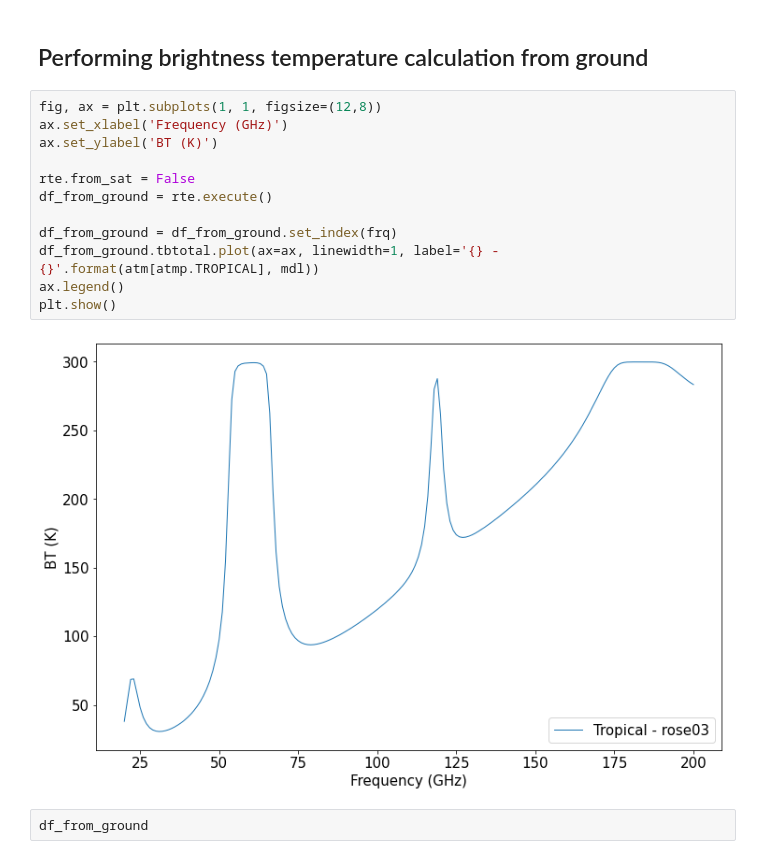
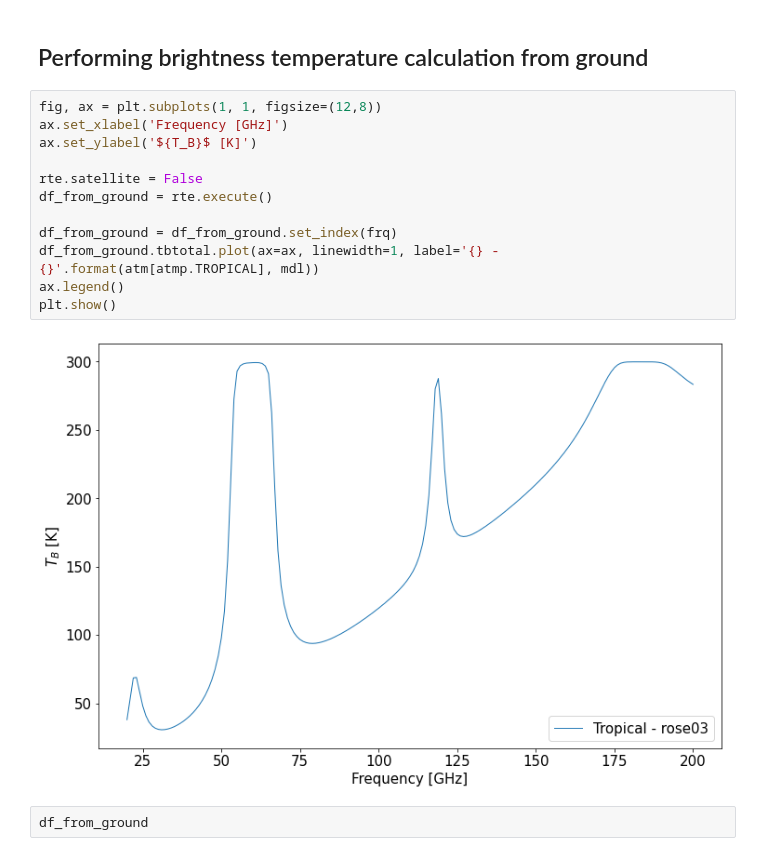
Before and after one commit to SatCloP/pyrtlib, a Jupyter notebook: docs/source/tutorial.ipynb, the cells around one changed output. Cells and saved outputs as stored; diff of their text form.

```diff
--- a/docs/source/tutorial.ipynb
+++ b/docs/source/tutorial.ipynb
@@ -117,18 +121,18 @@ df.plot(kind='scatter', x='tbtotal', y='rose03', figsize=(12,8))
 ## Performing brightness temperature calculation from ground
 # %%
 fig, ax = plt.subplots(1, 1, figsize=(12,8))
-ax.set_xlabel('Frequency (GHz)')
-ax.set_ylabel('BT (K)')
+ax.set_xlabel('Frequency [GHz]')
+ax.set_ylabel('${T_B}$ [K]')
 
-rte.from_sat = False
+rte.satellite = False
 df_from_ground = rte.execute()
 
 df_from_ground = df_from_ground.set_index(frq)
 df_from_ground.tbtotal.plot(ax=ax, linewidth=1, label='{} - {}'.format(atm[atmp.TROPICAL], mdl))
 ax.legend()
 plt.show()
 # %% [output]
-[figure, old version]
+[figure, new version]
 # %%
 df_from_ground
 # %% [output]
```
Also changed, not shown: parts of 6 cells of this notebook.
